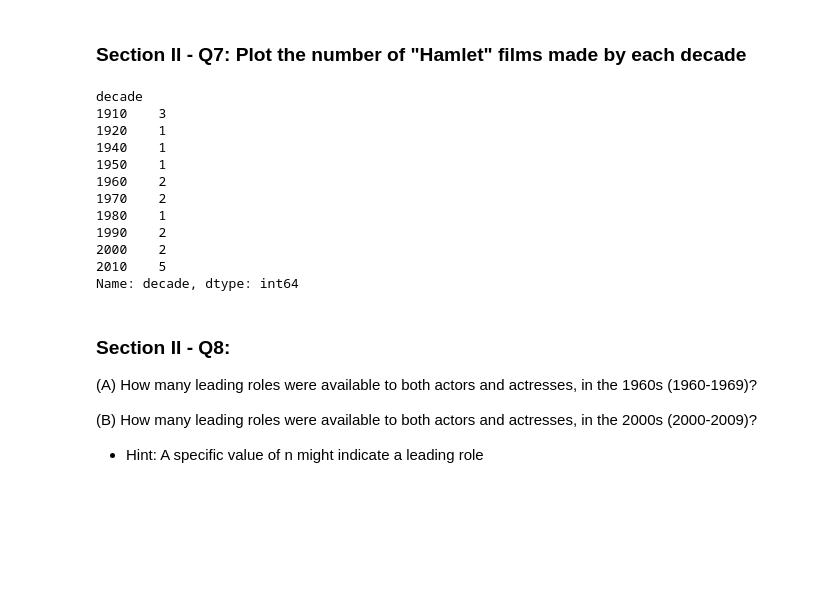
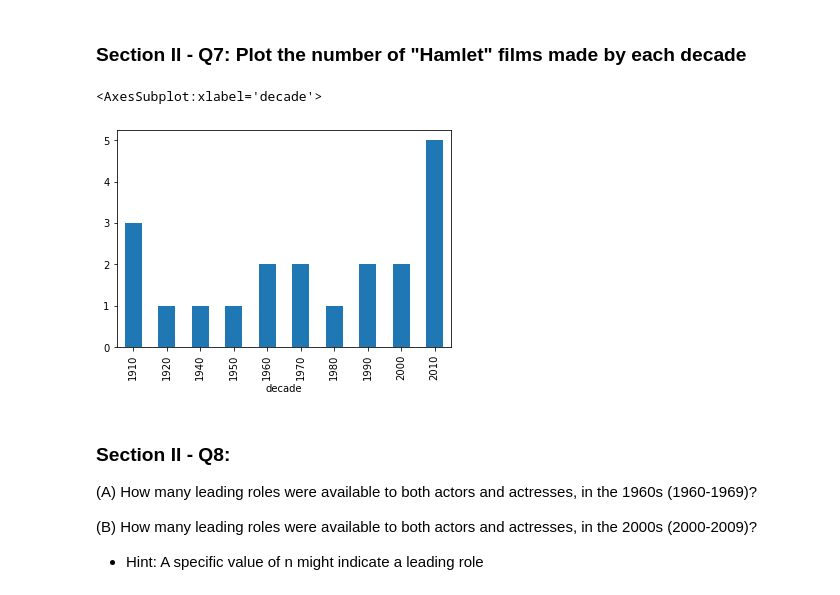
Before and after one commit to jperryhouts/Springboard, a Jupyter notebook: mec-mini-projects/mec-5.3.10-data-wranging-with-pandas-mini-project/Mini_Project_Data_Wrangling_Pandas.ipynb, the cells around one changed output. Saved outputs shown, nothing was run; the diff lists cells and outputs as text; code cells hidden in the pictures; blank space fills up the shorter version.

```diff
--- a/mec-mini-projects/mec-5.3.10-data-wranging-with-pandas-mini-project/Mini_Project_Data_Wrangling_Pandas.ipynb
+++ b/mec-mini-projects/mec-5.3.10-data-wranging-with-pandas-mini-project/Mini_Project_Data_Wrangling_Pandas.ipynb
@@ -513,20 +513,10 @@ keanu.sort_values('year').plot('year', 'n', kind='scatter')
 ### Section II - Q7: Plot the number of "Hamlet" films made by each decade
 # %%
 movies['decade'] = 10*(movies['year']//10)
-movies[movies.title == 'Hamlet'].groupby('decade').decade.count()
+movies[movies.title == 'Hamlet'].groupby('decade').decade.count().plot(kind='bar')
 # %% [output]
-decade
-1910    3
-1920    1
-1940    1
-1950    1
-1960    2
-1970    2
-1980    1
-1990    2
-2000    2
-2010    5
-Name: decade, dtype: int64
+<AxesSubplot:xlabel='decade'>
+[figure, added]
 # %% [markdown]
 ### Section II - Q8:
 
```
Also changed, not shown: parts of 5 cells of this notebook.
